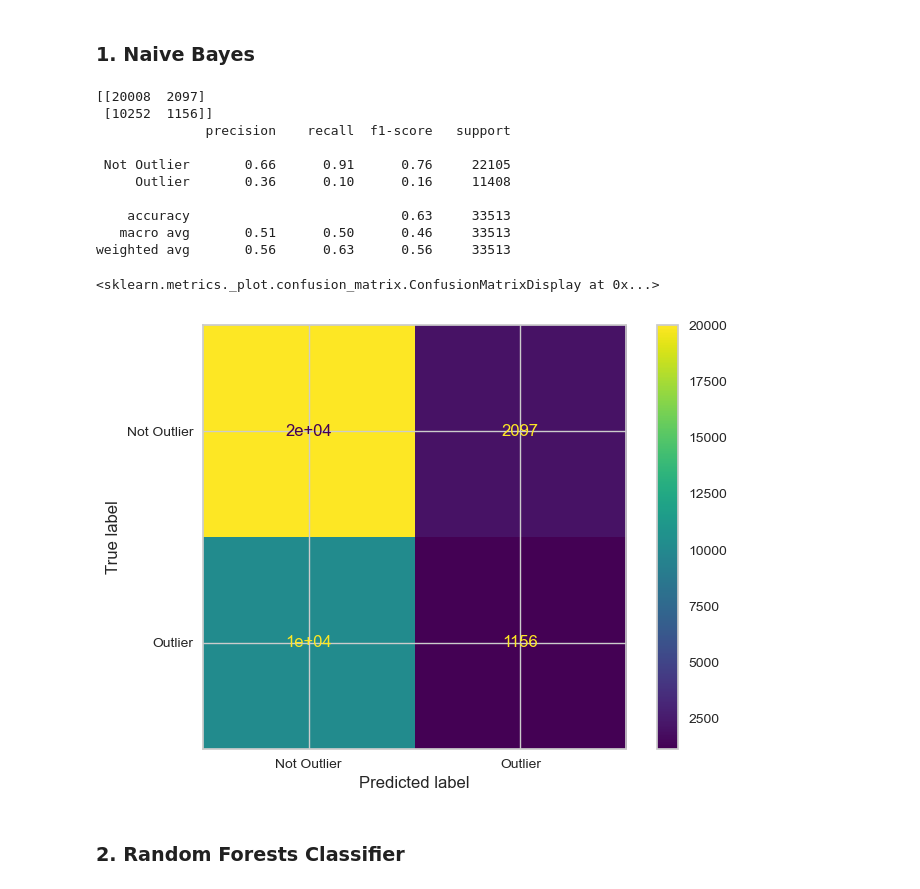
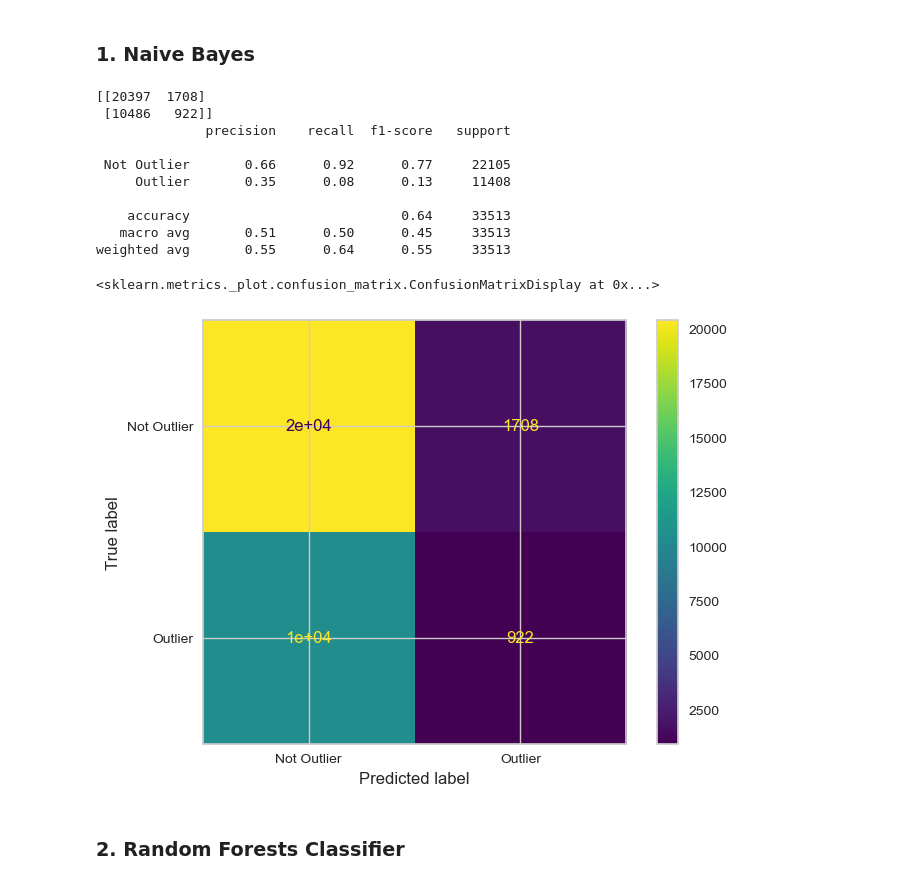
Before and after one commit to MLFP-90803-SP24-FinalProjects/Team17-FinalProject, a Jupyter notebook: Q2_Classification.ipynb, the cells around one changed output. Saved outputs shown, nothing was run; the diff lists cells and outputs as text; code cells hidden in the pictures.

```diff
--- a/Q2_Classification.ipynb
+++ b/Q2_Classification.ipynb
@@ -573,7 +574,7 @@ visualizer.show()
 
 # Undersample the majority class (no outliers)
 rus = RandomUnderSampler(random_state=42)
-X_train_resampled, y_train_resampled = rus.fit_resample(X_train, y_train)
+X_train_resampled, y_train_resampled = rus.fit_resample(X_train_scaled, y_train)
 
 # Visualize class balance after undersampling
 sns.countplot(x=y_train_resampled, tick_label=labels)
@@ -588,39 +589,39 @@ Before starting, I think it is more harmful to miss labeling an outlier. Given t
 # %%
 # your code here
 modelNB = GaussianNB()
 
 #Training the model
 modelNB.fit(X_train_resampled, y_train_resampled)
 
 #Getting predictions
-y_train_pred_NB = modelNB.predict(X_train)
-y_test_pred_NB = modelNB.predict(X_test)
+y_train_pred_NB = modelNB.predict(X_train_resampled)
+y_test_pred_NB = modelNB.predict(X_test_scaled)
 
 #Print Confusion Matrix
 print(confusion_matrix(y_test, y_test_pred_NB))
 
 #Labels
 labels = ["Not Outlier", "Outlier"]
 
 #Print the classification report
 print(classification_report(y_test, y_test_pred_NB, target_names=labels))
 
 cm = confusion_matrix(y_test, y_test_pred_NB)
 disp = ConfusionMatrixDisplay(confusion_matrix=cm, display_labels=labels)
 disp.plot()
 # %% [output]
-[[20008  2097]
- [10252  1156]]
+[[20397  1708]
+ [10486   922]]
               precision    recall  f1-score   support
 
- Not Outlier       0.66      0.91      0.76     22105
-     Outlier       0.36      0.10      0.16     11408
+ Not Outlier       0.66      0.92      0.77     22105
+     Outlier       0.35      0.08      0.13     11408
 
-    accuracy                           0.63     33513
-   macro avg       0.51      0.50      0.46     33513
-weighted avg       0.56      0.63      0.56     33513
+    accuracy                           0.64     33513
+   macro avg       0.51      0.50      0.45     33513
+weighted avg       0.55      0.64      0.55     33513
 <sklearn.metrics._plot.confusion_matrix.ConfusionMatrixDisplay at 0x...>
-[figure, old version]
+[figure, new version]
 # %% [markdown]
 ### 2. Random Forests Classifier
 # %%
```
Also changed, not shown: parts of 18 cells of this notebook.
